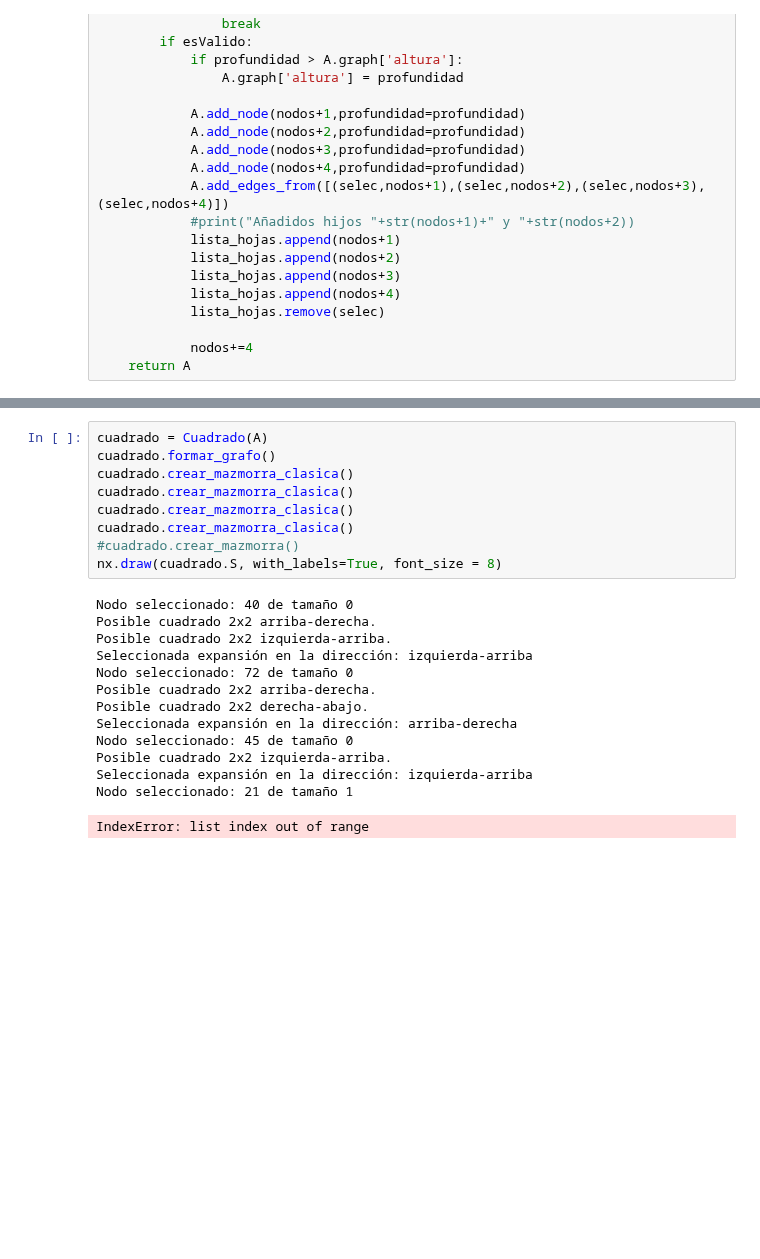
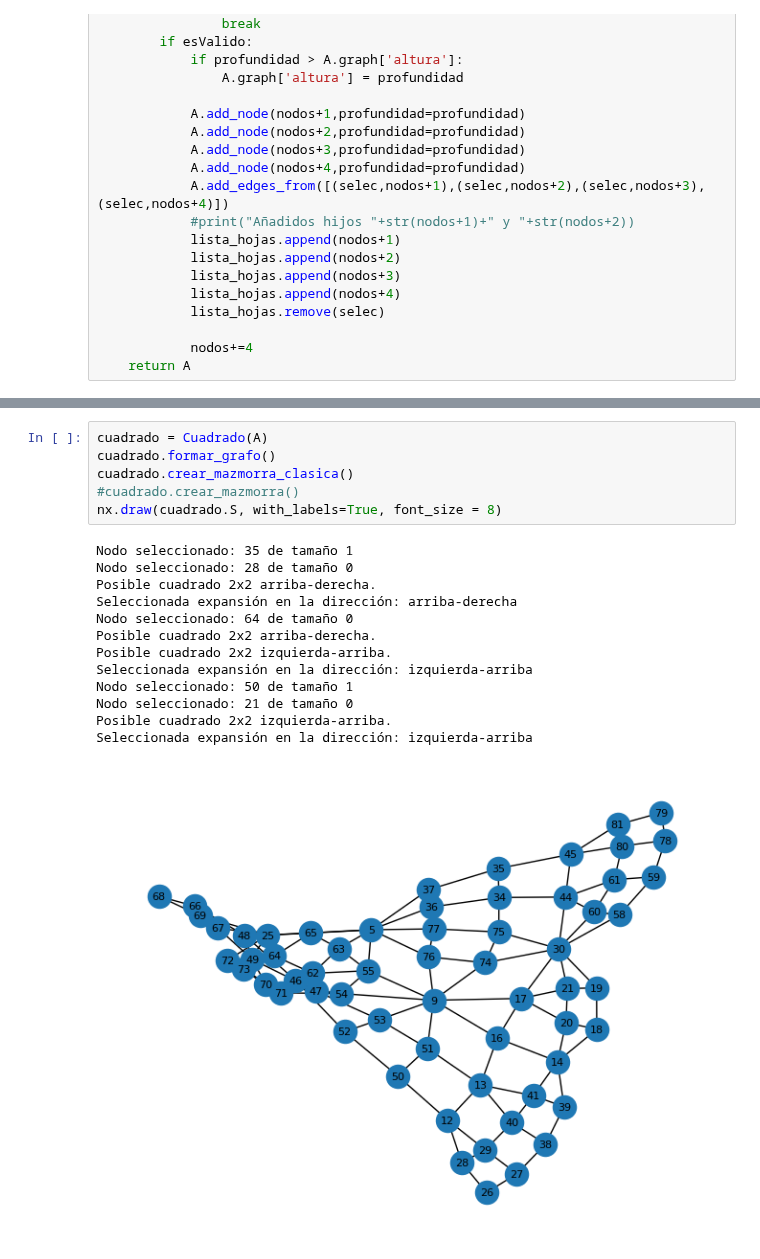
Before and after one commit to MarioPG21/TFG_generacion_mazmorras, a Jupyter notebook: Space Partitioning/Space_Partitioning.ipynb, the cells around one changed output, grey strips where cells are left out. Drawn from its saved outputs; the diff is of its cells as text; blank space fills up the shorter version.

```diff
--- a/Space Partitioning/Space_Partitioning.ipynb
+++ b/Space Partitioning/Space_Partitioning.ipynb
@@ -625,26 +627,23 @@ Nodo: 1 | Profundidad: 0
 # %%
 cuadrado = Cuadrado(A)
 cuadrado.formar_grafo()
 cuadrado.crear_mazmorra_clasica()
-cuadrado.crear_mazmorra_clasica()
-cuadrado.crear_mazmorra_clasica()
-cuadrado.crear_mazmorra_clasica()
 #cuadrado.crear_mazmorra()
 nx.draw(cuadrado.S, with_labels=True, font_size = 8)
 # %% [output]
-Nodo seleccionado: 40 de tamaño 0
+Nodo seleccionado: 35 de tamaño 1
+Nodo seleccionado: 28 de tamaño 0
+Posible cuadrado 2x2 arriba-derecha.
+Seleccionada expansión en la dirección: arriba-derecha
+Nodo seleccionado: 64 de tamaño 0
 Posible cuadrado 2x2 arriba-derecha.
 Posible cuadrado 2x2 izquierda-arriba.
 Seleccionada expansión en la dirección: izquierda-arriba
-Nodo seleccionado: 72 de tamaño 0
-Posible cuadrado 2x2 arriba-derecha.
-Posible cuadrado 2x2 derecha-abajo.
-Seleccionada expansión en la dirección: arriba-derecha
-Nodo seleccionado: 45 de tamaño 0
+Nodo seleccionado: 50 de tamaño 1
+Nodo seleccionado: 21 de tamaño 0
 Posible cuadrado 2x2 izquierda-arriba.
 Seleccionada expansión en la dirección: izquierda-arriba
-Nodo seleccionado: 21 de tamaño 1
-IndexError: list index out of range
+[figure, added]
 # %%
 cuadrado.dibujar()
 # %% [output]
```
Also changed, not shown: parts of 4 cells of this notebook.
